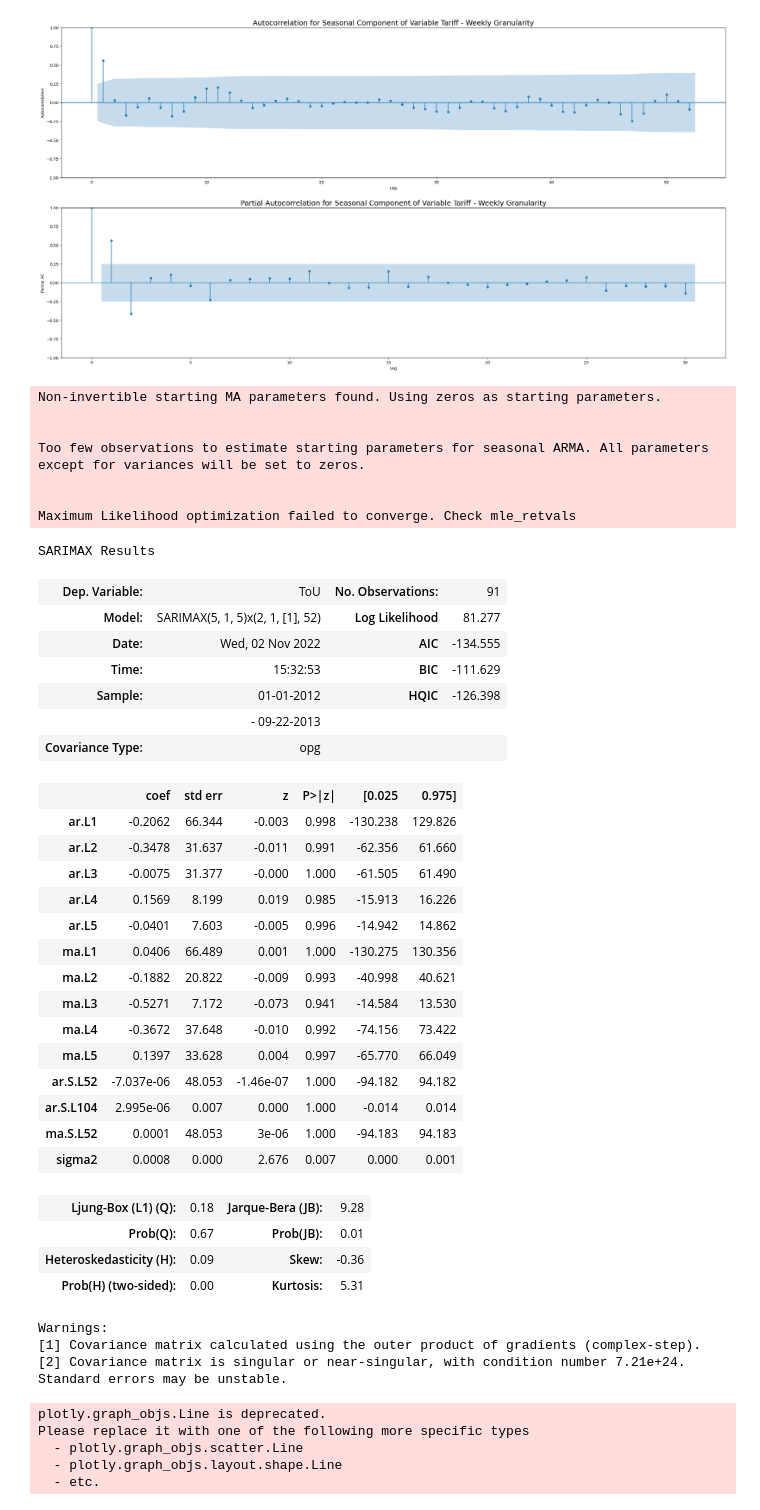
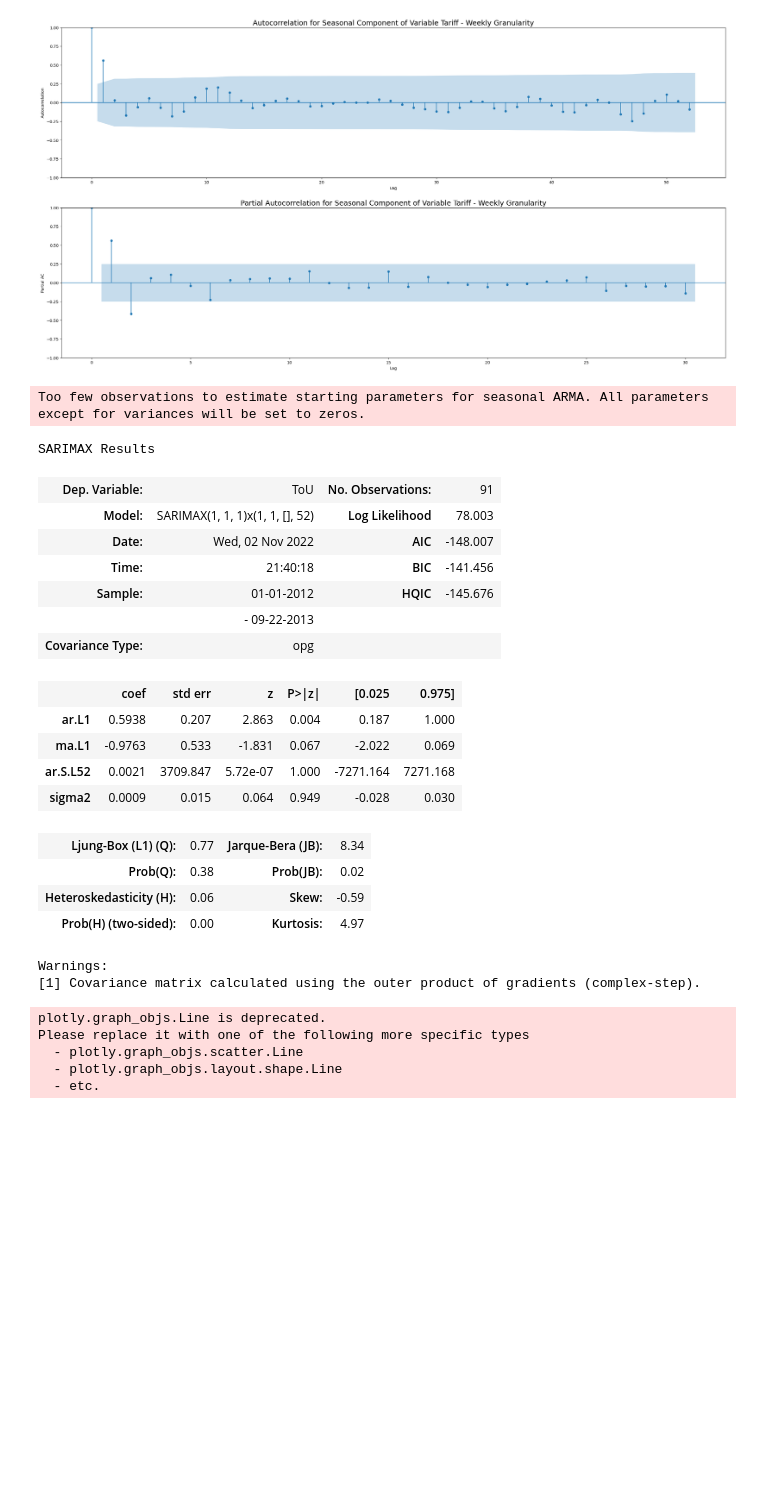
Before and after one commit to trihaovan/smart_meter_prediction, a Jupyter notebook: SARIMA.ipynb, the cells around one changed output. Cells and saved outputs as stored; diff of their text form; code cells hidden in the pictures; blank space fills up the shorter version.

```diff
--- a/SARIMA.ipynb
+++ b/SARIMA.ipynb
@@ -246,48 +227,31 @@ plt.show()
 # %%
 from statsmodels.tsa.statespace.sarimax import SARIMAX
 
-SARIMA_ToU = SARIMAX(ToU_train, order=(5, 1, 5), seasonal_order = (2,1,1,52)) # why does no trend make it better?
+SARIMA_ToU = SARIMAX(ToU_train, order=(1, 1, 1), seasonal_order = (1,1,0,52))
 SARIMA_ToU = SARIMA_ToU.fit()
 
 SARIMA_ToU.summary()
 # %% [output]
-Non-invertible starting MA parameters found. Using zeros as starting parameters.
-
-
 Too few observations to estimate starting parameters for seasonal ARMA. All parameters except for variances will be set to zeros.
-
-
-Maximum Likelihood optimization failed to converge. Check mle_retvals
 SARIMAX Results
 | Dep. Variable: | ToU | No. Observations: | 91 |
-| Model: | SARIMAX(5, 1, 5)x(2, 1, [1], 52) | Log Likelihood | 81.277 |
-| Date: | Wed, 02 Nov 2022 | AIC | -134.555 |
-| Time: | 15:32:53 | BIC | -111.629 |
-| Sample: | 01-01-2012 | HQIC | -126.398 |
+| Model: | SARIMAX(1, 1, 1)x(1, 1, [], 52) | Log Likelihood | 78.003 |
+| Date: | Wed, 02 Nov 2022 | AIC | -148.007 |
+| Time: | 21:40:18 | BIC | -141.456 |
+| Sample: | 01-01-2012 | HQIC | -145.676 |
 |  | - 09-22-2013 |  |  |
 | Covariance Type: | opg |  |  |
 |  | coef | std err | z | P>|z| | [0.025 | 0.975] |
-| ar.L1 | -0.2062 | 66.344 | -0.003 | 0.998 | -130.238 | 129.826 |
-| ar.L2 | -0.3478 | 31.637 | -0.011 | 0.991 | -62.356 | 61.660 |
-| ar.L3 | -0.0075 | 31.377 | -0.000 | 1.000 | -61.505 | 61.490 |
-| ar.L4 | 0.1569 | 8.199 | 0.019 | 0.985 | -15.913 | 16.226 |
-| ar.L5 | -0.0401 | 7.603 | -0.005 | 0.996 | -14.942 | 14.862 |
-| ma.L1 | 0.0406 | 66.489 | 0.001 | 1.000 | -130.275 | 130.356 |
-| ma.L2 | -0.1882 | 20.822 | -0.009 | 0.993 | -40.998 | 40.621 |
-| ma.L3 | -0.5271 | 7.172 | -0.073 | 0.941 | -14.584 | 13.530 |
-| ma.L4 | -0.3672 | 37.648 | -0.010 | 0.992 | -74.156 | 73.422 |
-| ma.L5 | 0.1397 | 33.628 | 0.004 | 0.997 | -65.770 | 66.049 |
-| ar.S.L52 | -7.037e-06 | 48.053 | -1.46e-07 | 1.000 | -94.182 | 94.182 |
-| ar.S.L104 | 2.995e-06 | 0.007 | 0.000 | 1.000 | -0.014 | 0.014 |
-| ma.S.L52 | 0.0001 | 48.053 | 3e-06 | 1.000 | -94.183 | 94.183 |
-| sigma2 | 0.0008 | 0.000 | 2.676 | 0.007 | 0.000 | 0.001 |
+| ar.L1 | 0.5938 | 0.207 | 2.863 | 0.004 | 0.187 | 1.000 |
+| ma.L1 | -0.9763 | 0.533 | -1.831 | 0.067 | -2.022 | 0.069 |
+| ar.S.L52 | 0.0021 | 3709.847 | 5.72e-07 | 1.000 | -7271.164 | 7271.168 |
+| sigma2 | 0.0009 | 0.015 | 0.064 | 0.949 | -0.028 | 0.030 |
-| Ljung-Box (L1) (Q): | 0.18 | Jarque-Bera (JB): | 9.28 |
-| Prob(Q): | 0.67 | Prob(JB): | 0.01 |
-| Heteroskedasticity (H): | 0.09 | Skew: | -0.36 |
-| Prob(H) (two-sided): | 0.00 | Kurtosis: | 5.31 |
+| Ljung-Box (L1) (Q): | 0.77 | Jarque-Bera (JB): | 8.34 |
+| Prob(Q): | 0.38 | Prob(JB): | 0.02 |
+| Heteroskedasticity (H): | 0.06 | Skew: | -0.59 |
+| Prob(H) (two-sided): | 0.00 | Kurtosis: | 4.97 |
 Warnings:
 [1] Covariance matrix calculated using the outer product of gradients (complex-step).
-[2] Covariance matrix is singular or near-singular, with condition number 7.21e+24. Standard errors may be unstable.
 # %%
 ToU_pred = SARIMA_ToU.predict(start=wks_df.index[0], end = wks_df.index[wks_df.shape[0]-1])
 
```
Also changed, not shown: parts of 8 cells of this notebook, 1 other file.
